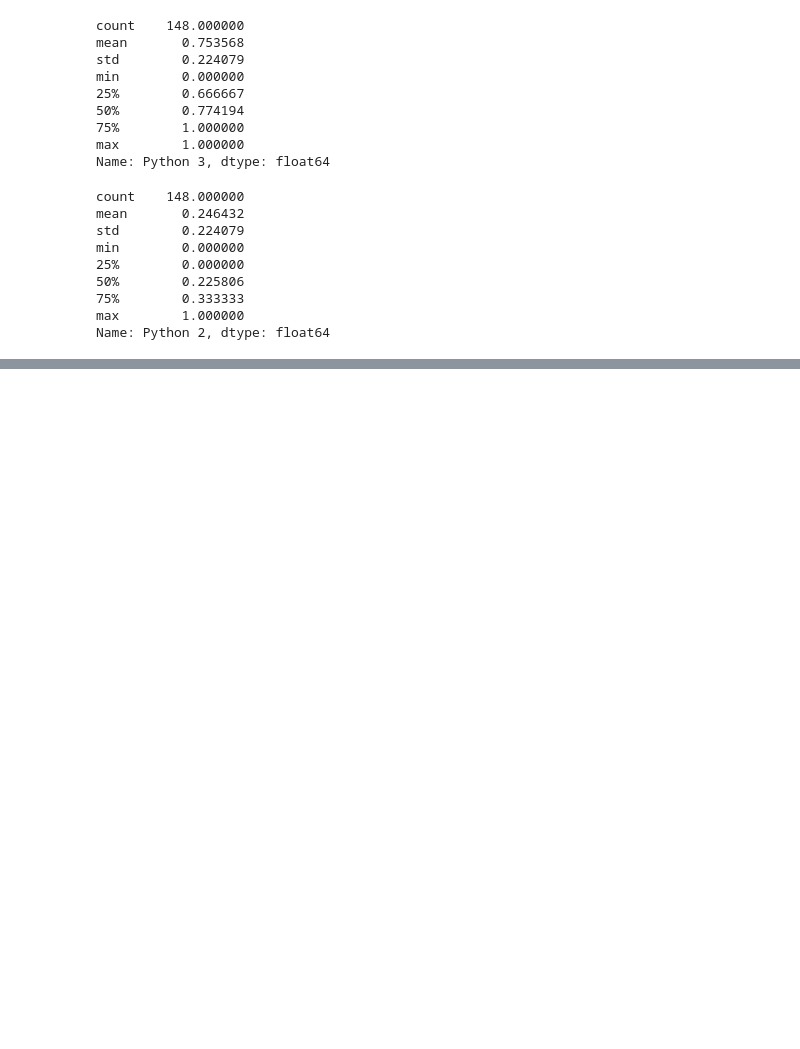
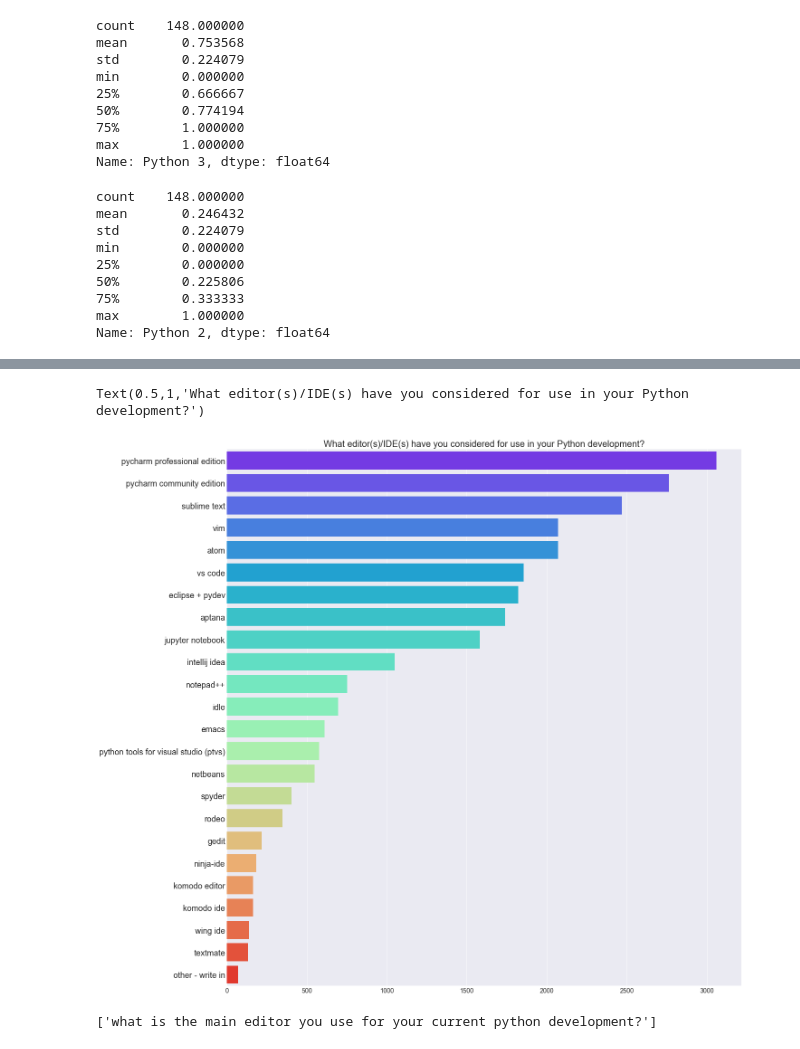
Before and after one commit to secsilm/analyzing-python-survey-2017, a Jupyter notebook: analyzing-python-survey-2017.ipynb, the cells around one changed output, grey strips where cells are left out. Cells and saved outputs as stored; diff of their text form; code cells hidden in the pictures; blank space fills up the shorter version.

```diff
--- a/analyzing-python-survey-2017.ipynb
+++ b/analyzing-python-survey-2017.ipynb
@@ -786,0 +790,3 @@ iplot(fig, validate=False, filename='Python 3 in the world', image_height=1080,
+# %%
+cols = find_cols(survey_df, ['what', 'editor(s)/ide(s)'])
+cols
@@ -786,0 +811,4 @@ iplot(fig, validate=False, filename='Python 3 in the world', image_height=1080,
+# %%
+editors = survey_df[cols]
+editors.columns = [item.split(':')[0] for item in editors.columns]
+editors.head()
@@ -786,0 +823,19 @@ iplot(fig, validate=False, filename='Python 3 in the world', image_height=1080,
+# %%
+values = editors.count().sort_values(ascending=False).values
+labels = editors.columns
+
+plt.figure(figsize=(20, 17))
+sns.barplot(x=values, y=labels, orient='h', palette=sns.color_palette("rainbow", len(labels)))
+plt.xticks(fontsize=14)
+plt.yticks(fontsize=18)
+plt.tight_layout()
+plt.title('What editor(s)/IDE(s) have you considered for use in your Python development?', fontsize=20)
+# plt.savefig('frameworks.png')
+# %% [output]
+Text(0.5,1,'What editor(s)/IDE(s) have you considered for use in your Python development?')
+[figure, added]
+# %%
+col = find_cols(survey_df, ['what', 'main', 'editor'])
+col
+# %% [output]
+['what is the main editor you use for your current python development?']
```
Also changed, not shown: parts of 6 cells of this notebook.
